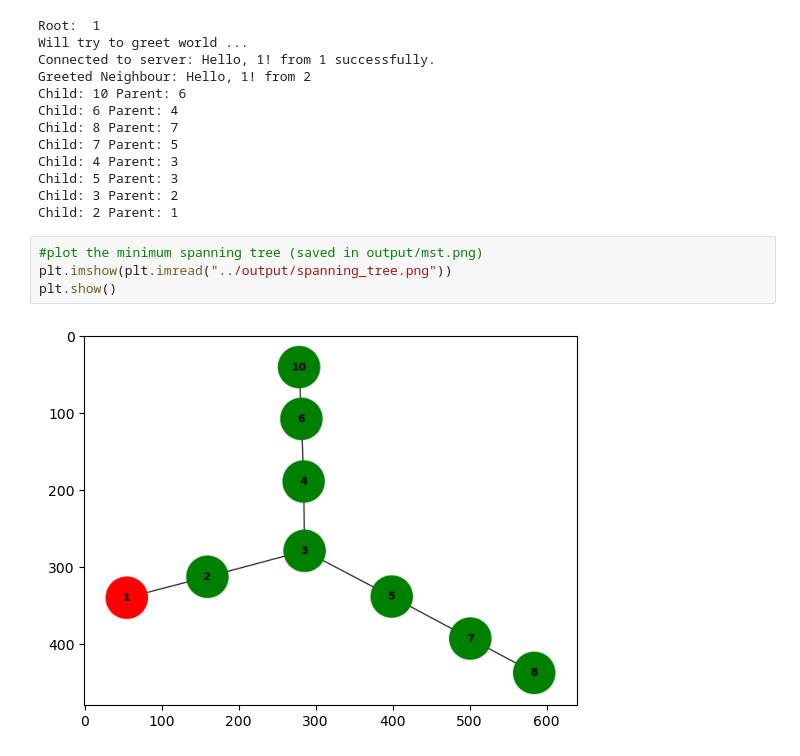
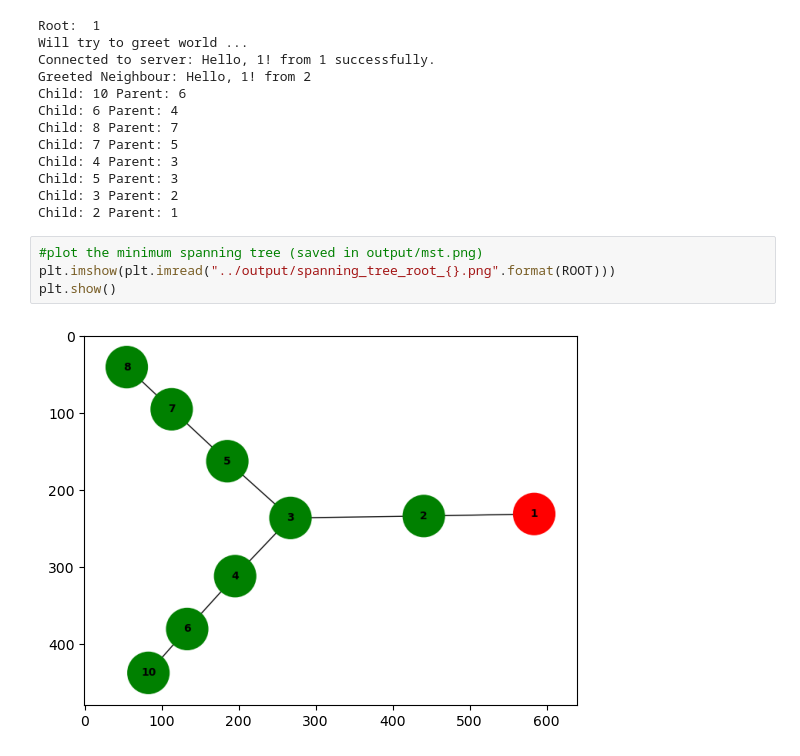
Before and after one commit to ThomasR155/DistributedDFS, a Jupyter notebook: ddfs/dfs_execution.ipynb, the cells around one changed output. Cells and saved outputs as stored; diff of their text form.

Commit message:
Reset tested, change of root tested

```diff
--- a/ddfs/dfs_execution.ipynb
+++ b/ddfs/dfs_execution.ipynb
@@ -103,7 +103,7 @@ Child: 3 Parent: 2
 Child: 2 Parent: 1
 # %%
 #plot the minimum spanning tree (saved in output/mst.png)
-plt.imshow(plt.imread("../output/spanning_tree.png"))
+plt.imshow(plt.imread("../output/spanning_tree_root_{}.png".format(ROOT)))
 plt.show()
 # %% [output]
-[figure, old version]
+[figure, new version]
```
Also changed, not shown: parts of 5 cells of this notebook, 7 other files.
